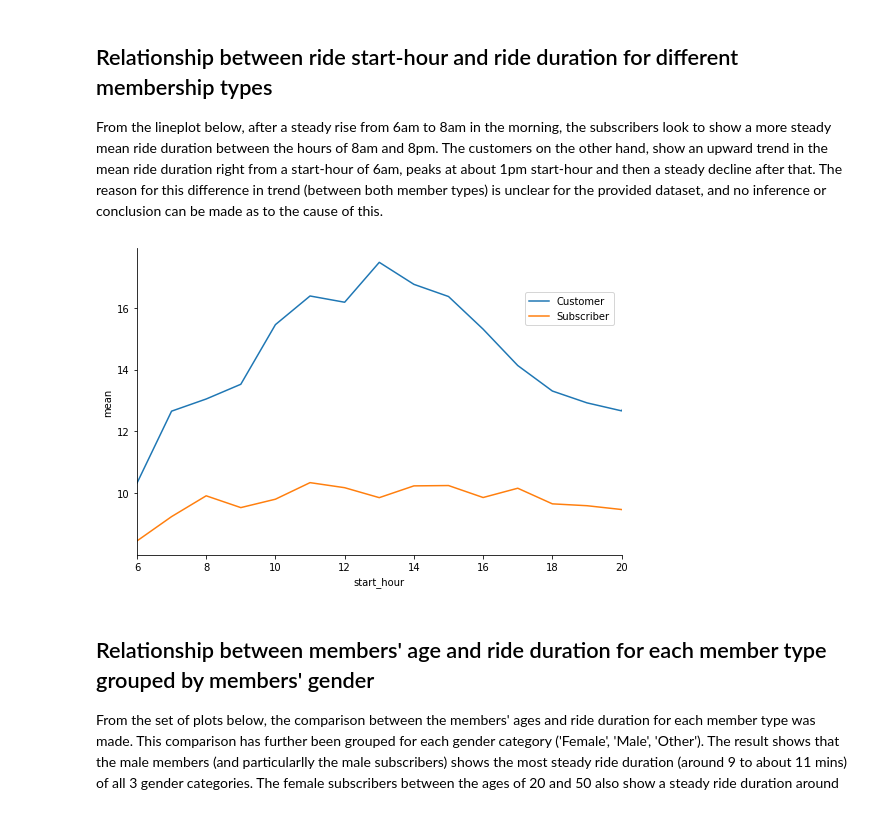
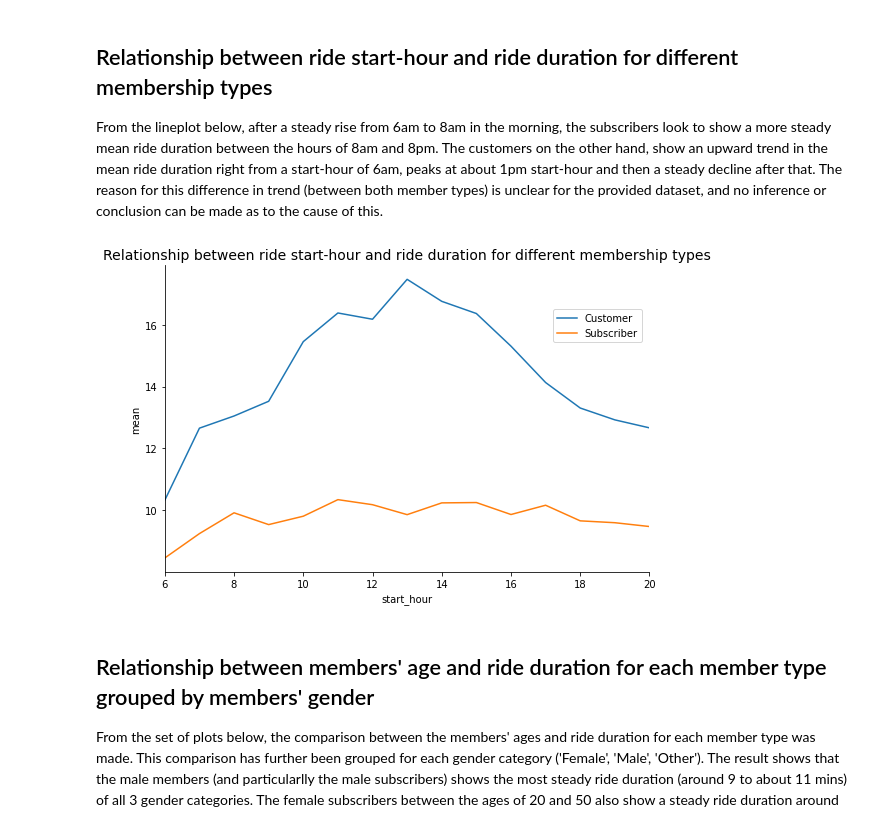
Before and after one commit to Damola-Adedoyin/Ford-GoBike-Data-Visualization-project, a Jupyter notebook: Part_II_slide_deck.ipynb, the cells around one changed output. Saved outputs shown, nothing was run; the diff lists cells and outputs as text; code cells hidden in the pictures.

```diff
--- a/Part_II_slide_deck.ipynb
+++ b/Part_II_slide_deck.ipynb
@@ -174,13 +174,14 @@ From the lineplot below, after a steady rise from 6am to 8am in the morning, the
 # %%
 hourly_duration=bike_cut.groupby(['start_hour', 'user_type']).agg({'duration_min':[np.mean, np.median, np.min, np.max]})
 user_hour_duration = hourly_duration['duration_min'][['mean', 'median']].reset_index()
 
 g = sb.FacetGrid(data = user_hour_duration, hue = 'user_type', height =5, aspect=1.5)
 g.map(plt.plot, 'start_hour', 'mean')
+plt.title('Relationship between ride start-hour and ride duration for different membership types', fontsize = 14)
 g.set(xlim = (6,20))
 plt.legend(loc =(0.8,0.75));
 # %% [output]
-[figure, old version]
+[figure, new version]
 # %% [markdown]
 ##   Relationship between members' age and ride duration for each member type grouped by members' gender
 
```
Also changed, not shown: parts of 1 cell of this notebook, 3 other files.
